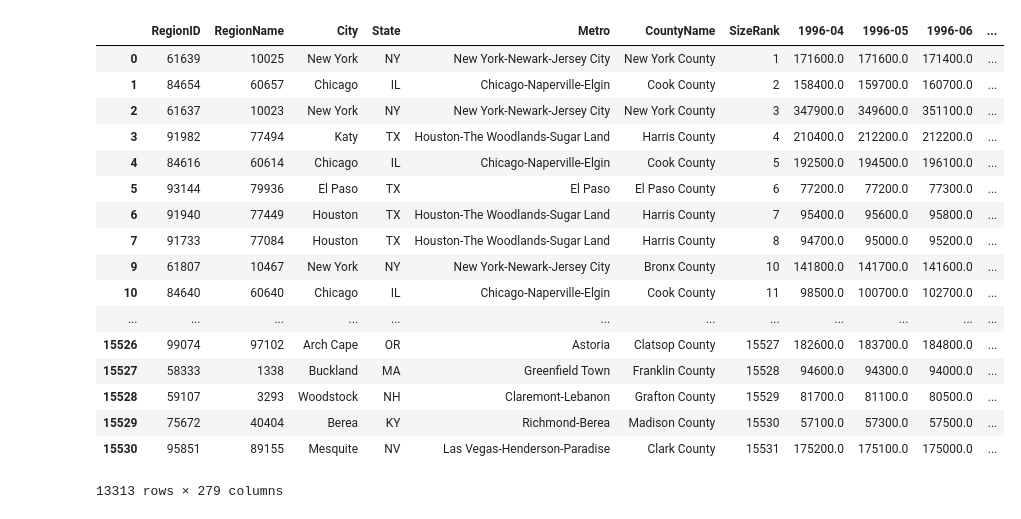
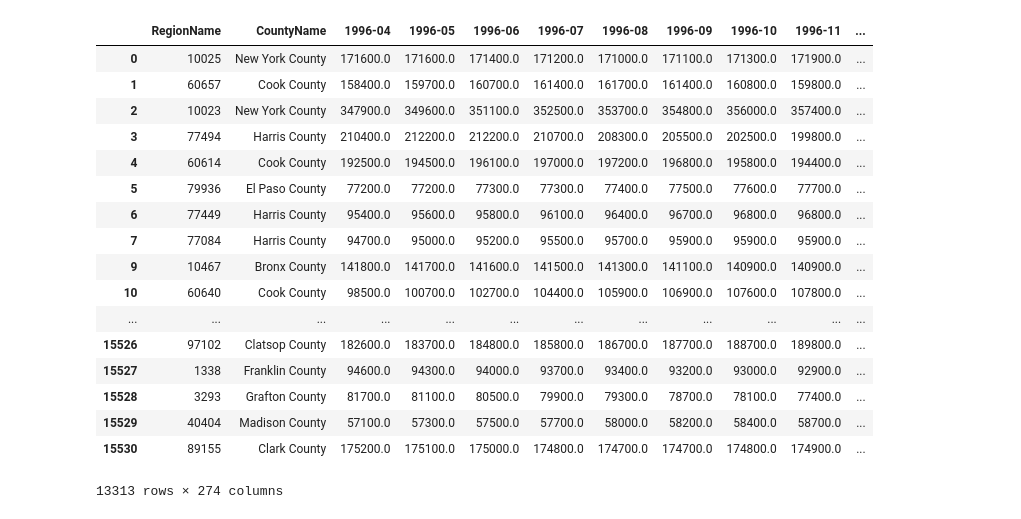
Before and after one commit to jormax14/data_bootcamp_project1, a Jupyter notebook: Jupyter Notebooks/Zillow Cleaner.ipynb, the cells around one changed output. Saved outputs shown, nothing was run; the diff lists cells and outputs as text; code cells hidden in the pictures.

Commit message:
Finished removing unwanted columns and rows

```diff
--- a/Jupyter Notebooks/Zillow Cleaner.ipynb
+++ b/Jupyter Notebooks/Zillow Cleaner.ipynb
@@ -11,26 +11,33 @@ zillow_data = "../Data/Zillow_AllHomes.csv"
 # %%
 #Reads the data file for Zillow
 zillow_df = pd.read_csv(zillow_data)
 
 #Removes NA data to prevent issues with merging and charting
 zillow_df = zillow_df.dropna(axis = 0)
+
+#Removes the undesired coloumns
+del zillow_df["RegionID"]
+del zillow_df["City"]
+del zillow_df["State"]
+del zillow_df["Metro"]
+del zillow_df["SizeRank"]
 zillow_df
 # %% [output]
-|  | RegionID | RegionName | City | State | Metro | CountyName | SizeRank | 1996-04 | 1996-05 | 1996-06 | ... |
-| 0 | 61639 | 10025 | New York | NY | New York-Newark-Jersey City | New York County | 1 | 171600.0 | 171600.0 | 171400.0 | ... |
-| 1 | 84654 | 60657 | Chicago | IL | Chicago-Naperville-Elgin | Cook County | 2 | 158400.0 | 159700.0 | 160700.0 | ... |
-| 2 | 61637 | 10023 | New York | NY | New York-Newark-Jersey City | New York County | 3 | 347900.0 | 349600.0 | 351100.0 | ... |
-| 3 | 91982 | 77494 | Katy | TX | Houston-The Woodlands-Sugar Land | Harris County | 4 | 210400.0 | 212200.0 | 212200.0 | ... |
-| 4 | 84616 | 60614 | Chicago | IL | Chicago-Naperville-Elgin | Cook County | 5 | 192500.0 | 194500.0 | 196100.0 | ... |
-| 5 | 93144 | 79936 | El Paso | TX | El Paso | El Paso County | 6 | 77200.0 | 77200.0 | 77300.0 | ... |
-| 6 | 91940 | 77449 | Houston | TX | Houston-The Woodlands-Sugar Land | Harris County | 7 | 95400.0 | 95600.0 | 95800.0 | ... |
-| 7 | 91733 | 77084 | Houston | TX | Houston-The Woodlands-Sugar Land | Harris County | 8 | 94700.0 | 95000.0 | 95200.0 | ... |
-| 9 | 61807 | 10467 | New York | NY | New York-Newark-Jersey City | Bronx County | 10 | 141800.0 | 141700.0 | 141600.0 | ... |
-| 10 | 84640 | 60640 | Chicago | IL | Chicago-Naperville-Elgin | Cook County | 11 | 98500.0 | 100700.0 | 102700.0 | ... |
+|  | RegionName | CountyName | 1996-04 | 1996-05 | 1996-06 | 1996-07 | 1996-08 | 1996-09 | 1996-10 | 1996-11 | ... |
+| 0 | 10025 | New York County | 171600.0 | 171600.0 | 171400.0 | 171200.0 | 171000.0 | 171100.0 | 171300.0 | 171900.0 | ... |
+| 1 | 60657 | Cook County | 158400.0 | 159700.0 | 160700.0 | 161400.0 | 161700.0 | 161400.0 | 160800.0 | 159800.0 | ... |
+| 2 | 10023 | New York County | 347900.0 | 349600.0 | 351100.0 | 352500.0 | 353700.0 | 354800.0 | 356000.0 | 357400.0 | ... |
+| 3 | 77494 | Harris County | 210400.0 | 212200.0 | 212200.0 | 210700.0 | 208300.0 | 205500.0 | 202500.0 | 199800.0 | ... |
+| 4 | 60614 | Cook County | 192500.0 | 194500.0 | 196100.0 | 197000.0 | 197200.0 | 196800.0 | 195800.0 | 194400.0 | ... |
+| 5 | 79936 | El Paso County | 77200.0 | 77200.0 | 77300.0 | 77300.0 | 77400.0 | 77500.0 | 77600.0 | 77700.0 | ... |
+| 6 | 77449 | Harris County | 95400.0 | 95600.0 | 95800.0 | 96100.0 | 96400.0 | 96700.0 | 96800.0 | 96800.0 | ... |
+| 7 | 77084 | Harris County | 94700.0 | 95000.0 | 95200.0 | 95500.0 | 95700.0 | 95900.0 | 95900.0 | 95900.0 | ... |
+| 9 | 10467 | Bronx County | 141800.0 | 141700.0 | 141600.0 | 141500.0 | 141300.0 | 141100.0 | 140900.0 | 140900.0 | ... |
+| 10 | 60640 | Cook County | 98500.0 | 100700.0 | 102700.0 | 104400.0 | 105900.0 | 106900.0 | 107600.0 | 107800.0 | ... |
 | ... | ... | ... | ... | ... | ... | ... | ... | ... | ... | ... | ... |
-| 15526 | 99074 | 97102 | Arch Cape | OR | Astoria | Clatsop County | 15527 | 182600.0 | 183700.0 | 184800.0 | ... |
-| 15527 | 58333 | 1338 | Buckland | MA | Greenfield Town | Franklin County | 15528 | 94600.0 | 94300.0 | 94000.0 | ... |
-| 15528 | 59107 | 3293 | Woodstock | NH | Claremont-Lebanon | Grafton County | 15529 | 81700.0 | 81100.0 | 80500.0 | ... |
-| 15529 | 75672 | 40404 | Berea | KY | Richmond-Berea | Madison County | 15530 | 57100.0 | 57300.0 | 57500.0 | ... |
-| 15530 | 95851 | 89155 | Mesquite | NV | Las Vegas-Henderson-Paradise | Clark County | 15531 | 175200.0 | 175100.0 | 175000.0 | ... |
+| 15526 | 97102 | Clatsop County | 182600.0 | 183700.0 | 184800.0 | 185800.0 | 186700.0 | 187700.0 | 188700.0 | 189800.0 | ... |
+| 15527 | 1338 | Franklin County | 94600.0 | 94300.0 | 94000.0 | 93700.0 | 93400.0 | 93200.0 | 93000.0 | 92900.0 | ... |
+| 15528 | 3293 | Grafton County | 81700.0 | 81100.0 | 80500.0 | 79900.0 | 79300.0 | 78700.0 | 78100.0 | 77400.0 | ... |
+| 15529 | 40404 | Madison County | 57100.0 | 57300.0 | 57500.0 | 57700.0 | 58000.0 | 58200.0 | 58400.0 | 58700.0 | ... |
+| 15530 | 89155 | Clark County | 175200.0 | 175100.0 | 175000.0 | 174800.0 | 174700.0 | 174700.0 | 174800.0 | 174900.0 | ... |
-13313 rows × 279 columns
+13313 rows × 274 columns
```
